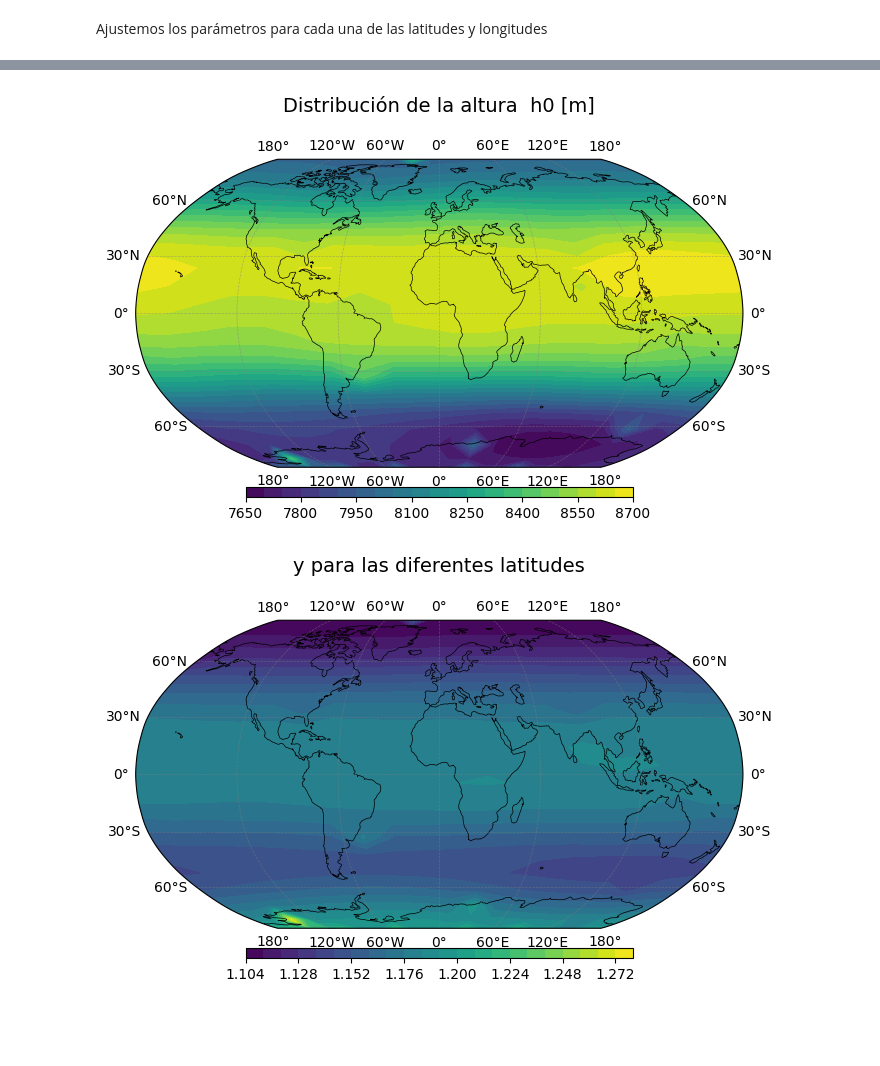
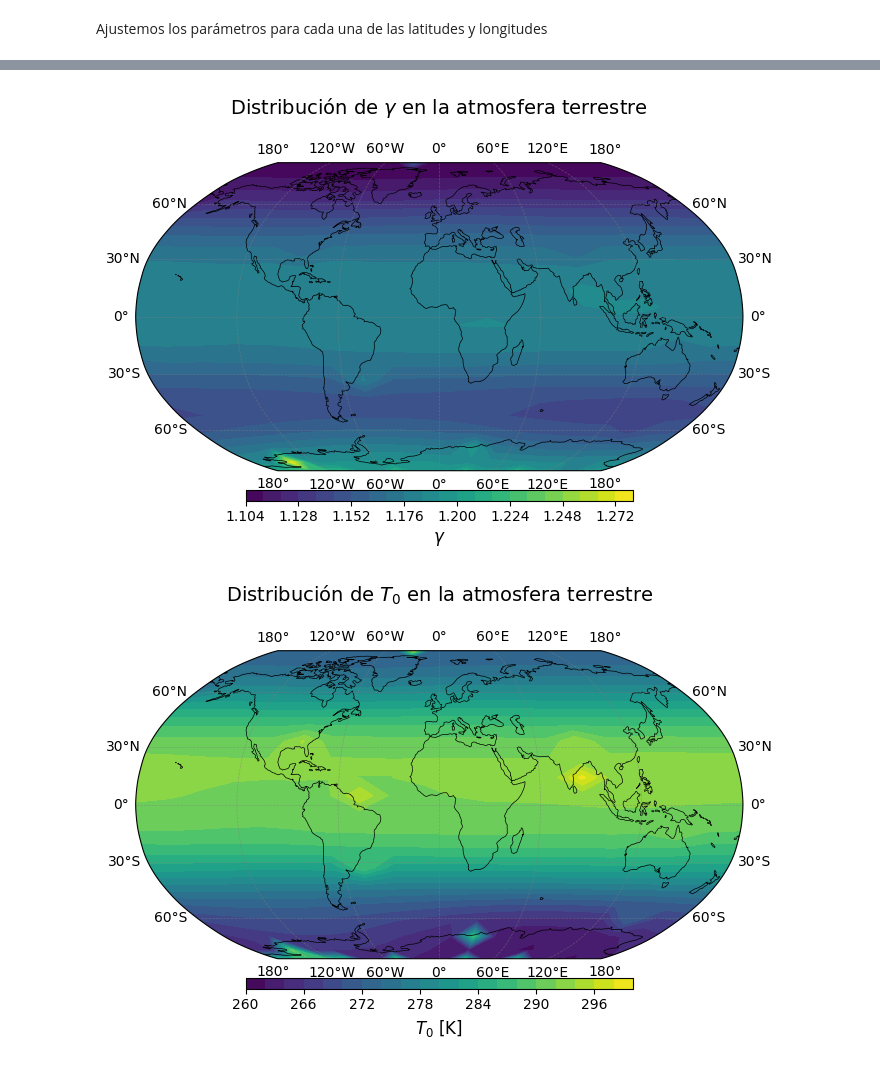
Before and after one commit to andromedalactea/Continuus_Mechanics, a Jupyter notebook: Homeworks/MCON_Tarea2_AtmósferaEmpírica.ipynb, the cells around one changed output, grey strips where cells are left out. Drawn from its saved outputs; the diff is of its cells as text; code cells hidden in the pictures; blank space fills up the shorter version.

```diff
--- a/Homeworks/MCON_Tarea2_AtmósferaEmpírica.ipynb
+++ b/Homeworks/MCON_Tarea2_AtmósferaEmpírica.ipynb
@@ -251,8 +307,3 @@ La tropopausa esta aproximadamente a 16.20 km de altura.
 4. Haga un gráfico de contornos sobre un mapa (use el código de ejemplo mostrado al final del enunciado) en el que muestre la altura de la troposfera como función de la longitud y la latitud. Observe. Haga una animación mostrando la temperatura en la superficie de la Tierra a lo largo de 1 día.
 # %% [markdown]
 Primero dado del procedimiento para el punto anterior, hagamos una función que permita dada una latitud y una longitud encontrar la tropopausa
-# %%
-from nrlmsise00.dataset import msise_4d
-ds = msise_4d( datetime(2002, 7, 26, 0, 0), [15, 20, 23, 10],
-               [30, 40], [23,40,60])
-ds
@@ -430,12 +415,14 @@ fig = plt.figure(figsize=(10, 5))
 ax = fig.add_subplot(1, 1, 1, projection=ccrs.Robinson())
 camera = Camera(fig)
 c_bar = None # Verifica si ya existe la barra de color
-for i, Temp_date in enumerate(Ts_emp):  # Ejecutar la simulación para un número definido de pasos de tiempo
+
+for i, Temp_date in enumerate(Ts_emp):
+    # Configuraciones iniciales del gráfico
     ax.set_global()
     ax.coastlines(resolution='110m', linewidth=0.5)  # Líneas costeras más finas
     ax.gridlines(draw_labels=True, linewidth=0.5, color='gray', alpha=0.5, linestyle='--')
 
-
+    # Grafica la temperatura superficial
     temperature_contour = ax.contourf(LONS, LATS, Temp_date, 24, transform=ccrs.PlateCarree(),
                                       cmap='viridis', vmin=Tmin, vmax=Tmax)
 
@@ -449,13 +436,21 @@ for i, Temp_date in enumerate(Ts_emp):  # Ejecutar la simulación para un númer
     cbar.ax.tick_params(labelsize=10)
     cbar.set_label('Temperatura [K]')
 
+    # Agrega un texto con la fecha
+    date_text = dates[i].strftime('%H-%M')  # Formato de la fecha
+    ax.text(0.05, 0.95, date_text, transform=ax.transAxes, fontsize=9,
+            bbox=dict(facecolor='white', alpha=0.8, edgecolor='none'),
+            verticalalignment='top', horizontalalignment='left')
+
     camera.snap()  # Capturar el estado actual para la animación
 
 # Crear la animación
 animation = camera.animate(200)
 plt.title('Variacion temperatura superficial en un dia')
 plt.close()
+
 # Mostrar animación en formato HTML
+HTML(animation.to_html5_video())
 
-HTML(animation.to_html5_video())
-animation.save('Variacion_temperatura_superficial_en_un_dia.mp4', fps=2)
+# Guardar la animación en un archivo .gif
+animation.save('Variacion_temperatura_superficial_en_un_dia.gif', fps=2)
@@ -466,8 +463,8 @@ Ahora hagamos la misma animación pero para todo un año
 start_date = datetime(2002, 7, 26, 0, 0, 0)
 
 # Paso de tiempo en días
-delta_t = 50  # días
-n = int(365*2/delta_t)  # Número de pasos de tiempo en 10 años
+delta_t = 10  # días
+n = int(365/delta_t)  # Número de pasos de tiempo en 1 año
 
 # Lista que almacena cada punto de tiempo incrementado en delta_t
 dates = [start_date + timedelta(days=delta_t)*i for i in range(n)]
@@ -483,7 +480,7 @@ ds = msise_4d(dates, 0, lats, lons)
 # Reestructurandolo a un formato más simple
 Ts_emp = np.array(ds["Talt"]).reshape(len(dates), len(lats), len(lons))
 
-# veamos el máximo y mínimo de la temperatura superficial para todos los tiempos, para la barra de color
+# Veamos el máximo y mínimo de la temperatura superficial para todos los tiempos, para la barra de color
 Tmin = np.min(Ts_emp)
 Tmax = np.max(Ts_emp)
 # %%
@@ -625,11 +622,11 @@ def chi_squared(params, zs, T_emp, rho_emp, p_emp):
     Ts_hom, rhos_hom, ps_hom = homentropic_model(h0, gamma, To, zs)
 
     # Calcula error cuadrado
-    x2 = np.sum(((Ts_hom - T_emp)**2) / T_emp**2) + \
+    chi = np.sum(((Ts_hom - T_emp)**2) / T_emp**2) + \
            np.sum(((rhos_hom - rho_emp)**2) / rho_emp**2) + \
            np.sum(((ps_hom - p_emp)**2) / p_emp**2)
 
-    return x2
+    return chi
 # %%
 # Valores iniciales para h0, gamma, T0
 ho_initial=po/(rho_o*go)
@@ -731,27 +759,26 @@ for i in range(len(lats)):
 # %%
-# Graficando el parámetro de densidad para diferentes latitudes y longitudes
-
+# Graficando el parámetro gamma para diferentes latitudes y longitudes
 fig = plt.figure(figsize=(10, 5))
 ax = fig.add_subplot(1, 1, 1, projection=ccrs.Robinson())
 ax.set_global()
 ax.coastlines(resolution='110m', linewidth=0.5)  # Líneas costeras más finas
 ax.gridlines(draw_labels=True, linewidth=0.5, color='gray', alpha=0.5, linestyle='--')
 
 # Mejora de la visualización de la tropopausa usando una mejor paleta de colores
-tropopause_contour = ax.contourf(LONS, LATS, optimized_params[:,:,0], 24, transform=ccrs.PlateCarree(), cmap='viridis')
-
+tropopause_contour = ax.contourf(LONS, LATS, optimized_params[:,:,1], 24, transform=ccrs.PlateCarree(), cmap='viridis')
 # Barra de color con ajustes para ser más informativa
 cbar = plt.colorbar(tropopause_contour, orientation='horizontal', pad=0.05, aspect=36, shrink=0.5)
+cbar.set_label(r'$\gamma$', fontsize=12)  # Etiqueta de la barra de color
 cbar.ax.tick_params(labelsize=10)  # Tamaño de la fuente para los ticks de la barra de color
 
 # Título y mejoras en las etiquetas
-plt.title('Distribución de la altura  h0 [m]', fontsize=14, pad=20)
+plt.title(r'Distribución de $\gamma$ en la atmosfera terrestre', fontsize=14, pad=20)
 
 plt.show()
 # %% [output]
-[figure, old version]
+[figure, new version]
 # %%
-# Graficando el parámetro de razón de calores específicos para diferentes latitudes y longitudes
+# Graficando el parámetro de temperatura inicial para diferentes latitudes y longitudes
 fig = plt.figure(figsize=(10, 5))
 ax = fig.add_subplot(1, 1, 1, projection=ccrs.Robinson())
 ax.set_global()
@@ -759,14 +786,15 @@ ax.coastlines(resolution='110m', linewidth=0.5)  # Líneas costeras más finas
 ax.gridlines(draw_labels=True, linewidth=0.5, color='gray', alpha=0.5, linestyle='--')
 
 # Mejora de la visualización de la tropopausa usando una mejor paleta de colores
-tropopause_contour = ax.contourf(LONS, LATS, optimized_params[:,:,1], 24, transform=ccrs.PlateCarree(), cmap='viridis')
+tropopause_contour = ax.contourf(LONS, LATS, optimized_params[:,:,2], 24, transform=ccrs.PlateCarree(), cmap='viridis')
 # Barra de color con ajustes para ser más informativa
 cbar = plt.colorbar(tropopause_contour, orientation='horizontal', pad=0.05, aspect=36, shrink=0.5)
+cbar.set_label(r'$T_0$ [K]', fontsize=12)  # Etiqueta de la barra de color
 cbar.ax.tick_params(labelsize=10)  # Tamaño de la fuente para los ticks de la barra de color
 
 # Título y mejoras en las etiquetas
-plt.title('y para las diferentes latitudes', fontsize=14, pad=20)
+plt.title(r'Distribución de $T_0$ en la atmosfera terrestre', fontsize=14, pad=20)
 
 plt.show()
 # %% [output]
-[figure, old version]
+[figure, new version]
```
Also changed, not shown: parts of 38 cells of this notebook, 6 other files.
